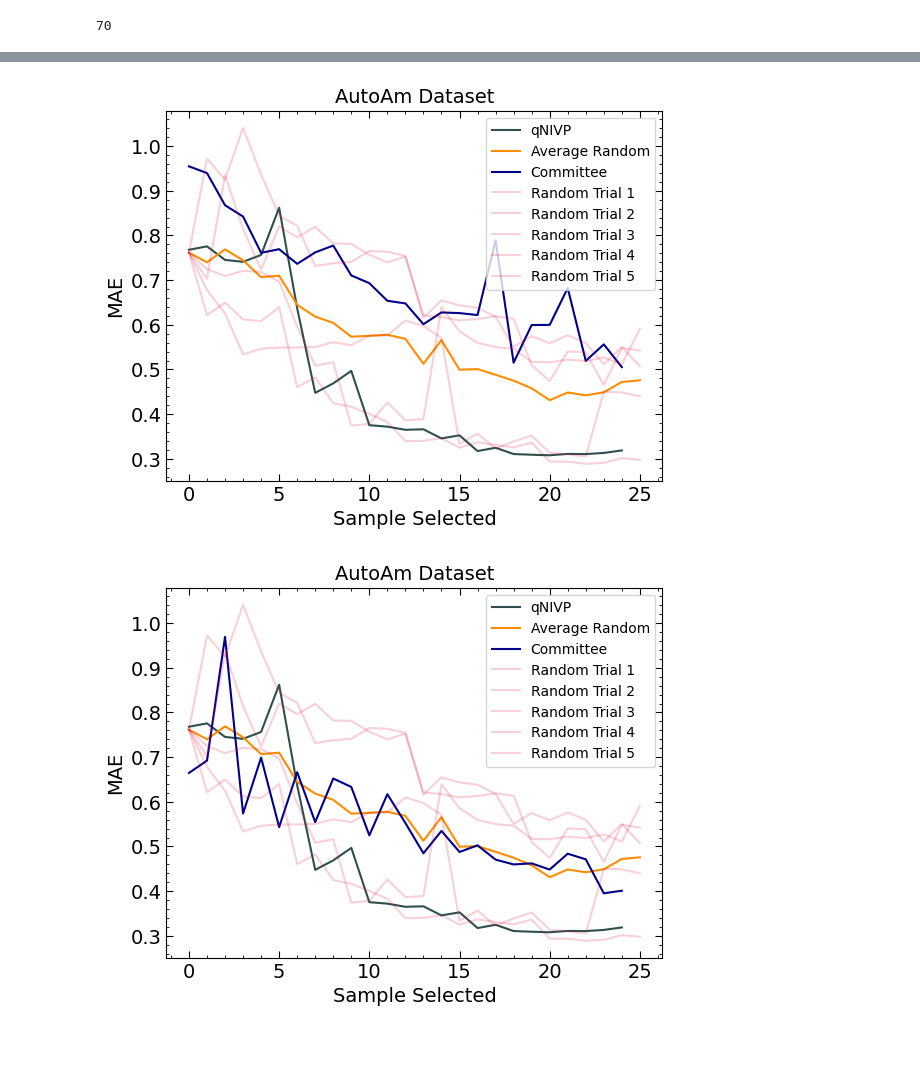
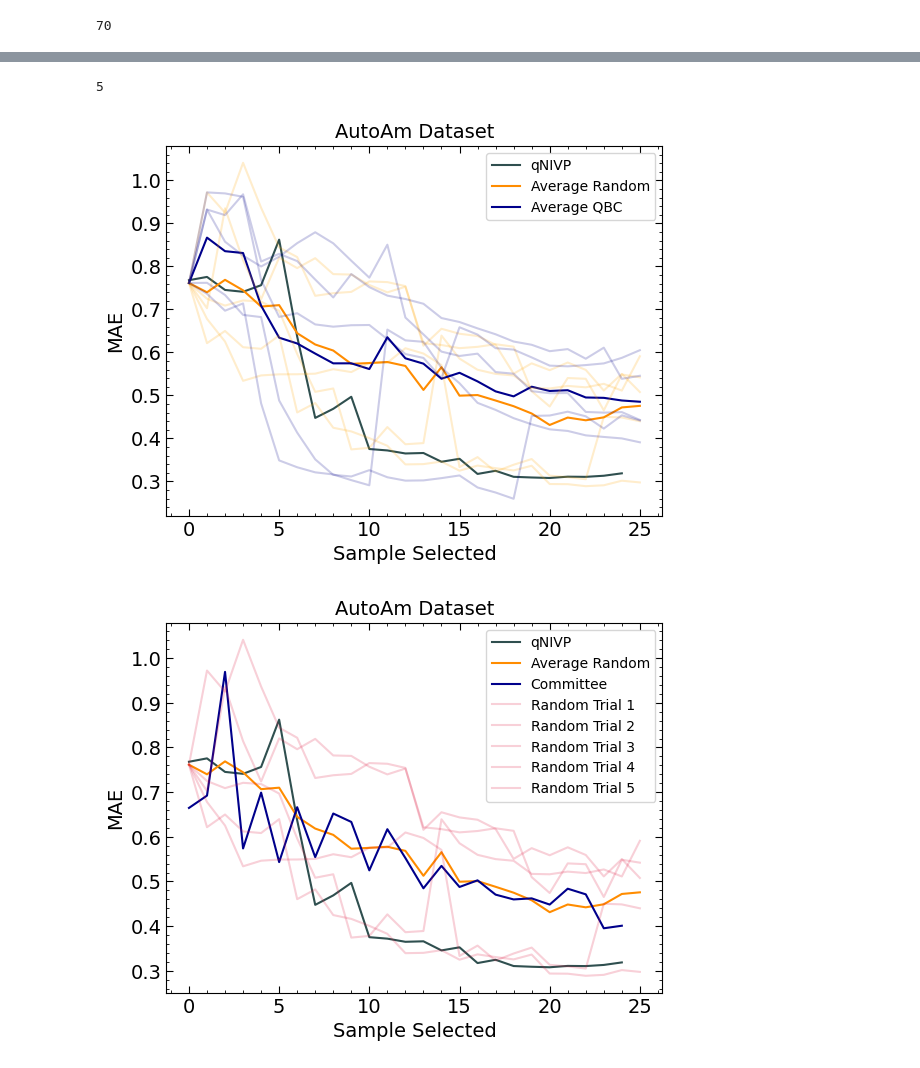
Before and after one commit to ramseyissa/qNIPV, a Jupyter notebook: notebooks/qNIPVautoAM.ipynb, the cells around one changed output, grey strips where cells are left out. Drawn from its saved outputs; the diff is of its cells as text; code cells hidden in the pictures.

Commit message:
average qbc for nmr dataset

```diff
--- a/notebooks/qNIPVautoAM.ipynb
+++ b/notebooks/qNIPVautoAM.ipynb
@@ -692,0 +472,4 @@ Mean Absolute Error: 0.36540446241295943
+# %%
+len(commit_seeds)
+# %% [output]
+5
@@ -693,24 +478,38 @@ Mean Absolute Error: 0.36540446241295943
 # %%
+average_mae_commit = np.mean(commit_seeds, axis=0)
 average_mae = np.mean(random_mae_seeds, axis=0)
 random_trials = [1,2,3,4,5]
 
 plt.plot(pred_mae, color='darkslategray', label='qNIVP')
 plt.plot(average_mae, color='darkorange', label='Average Random')
-plt.plot(comit_pred_mae, color='darkblue', label='Committee')
-colors = ['crimson','crimson','crimson','crimson','crimson']
+plt.plot(average_mae_commit, color='darkblue', label='Average QBC')
+# colors = ['crimson','crimson','crimson','crimson','crimson']
+colors = ['orange','orange','orange','orange','orange']
+color_ = ['darkblue','darkblue','darkblue','darkblue','darkblue']
+
+# for mae_values, seed, color in zip(random_mae_seeds, random_trials, colors):
+#     plt.plot(mae_values, label=f'Random Trial {seed}', color=color,alpha=0.2)
+
+# for mae_values, seed, color_ in zip(commit_seeds, random_trials, color_):
+#     plt.plot(mae_values, label=f'Committee Trial {seed}', color=color_,alpha=0.2)
+
+
 for mae_values, seed, color in zip(random_mae_seeds, random_trials, colors):
-    plt.plot(mae_values, label=f'Random Trial {seed}', color=color,alpha=0.2)
+    plt.plot(mae_values, color=color,alpha=0.2)
+
+for mae_values, seed, color_ in zip(commit_seeds, random_trials, color_):
+    plt.plot(mae_values, color=color_,alpha=0.2)
 
 plt.tick_params(direction='in', which='major', length=5, bottom=True, top=True, left=True, right=True, colors='k', labelsize=14)
 plt.tick_params(direction='in', which='minor', length=2, bottom=True, top=True, left=True, right=True, colors='k', labelsize=14)
 plt.minorticks_on()
 plt.title('AutoAm Dataset', size=14)
 plt.xlabel('Sample Selected', size=14)
 plt.ylabel('MAE', size=14)
 plt.legend()
 plt.show()
 # %% [output]
-[figure, old version]
+[figure, new version]
 # %%
 average_mae = np.mean(random_mae_seeds, axis=0)
 random_trials = [1,2,3,4,5]
```
Also changed, not shown: parts of 6 cells of this notebook, 1 other file.
